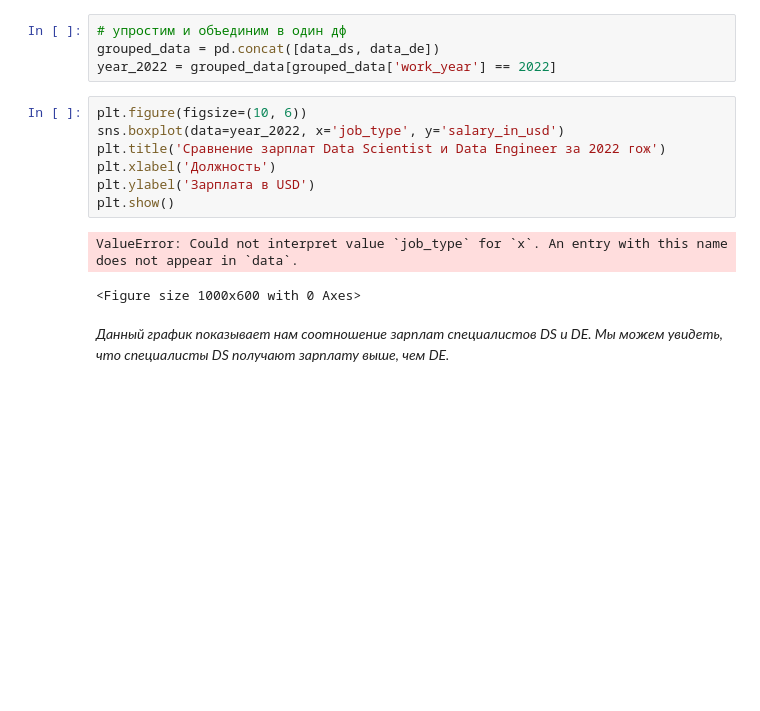
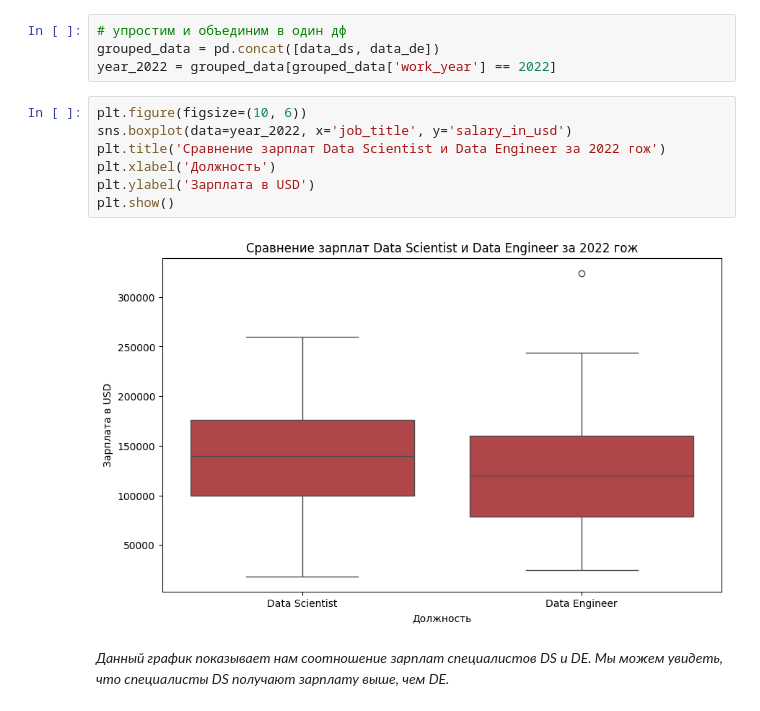
Before and after one commit to kjottboller/Python, a Jupyter notebook: Исследование данных HR-агенства.ipynb, the cells around one changed output. Drawn from its saved outputs; the diff is of its cells as text; blank space fills up the shorter version.

```diff
--- a/Исследование данных HR-агенства.ipynb
+++ b/Исследование данных HR-агенства.ipynb
@@ -387,14 +387,13 @@ grouped_data = pd.concat([data_ds, data_de])
 year_2022 = grouped_data[grouped_data['work_year'] == 2022]
 # %%
 plt.figure(figsize=(10, 6))
-sns.boxplot(data=year_2022, x='job_type', y='salary_in_usd')
+sns.boxplot(data=year_2022, x='job_title', y='salary_in_usd')
 plt.title('Сравнение зарплат Data Scientist и Data Engineer за 2022 гож')
 plt.xlabel('Должность')
 plt.ylabel('Зарплата в USD')
 plt.show()
 # %% [output]
-ValueError: Could not interpret value `job_type` for `x`. An entry with this name does not appear in `data`.
-<Figure size 1000x600 with 0 Axes>
+[figure, added]
 # %% [markdown]
 *Данный график показывает нам соотношение зарплат специалистов DS и DE. Мы можем увидеть, что специалисты DS получают зарплату выше, чем DE.*
 # %% [markdown]
```
